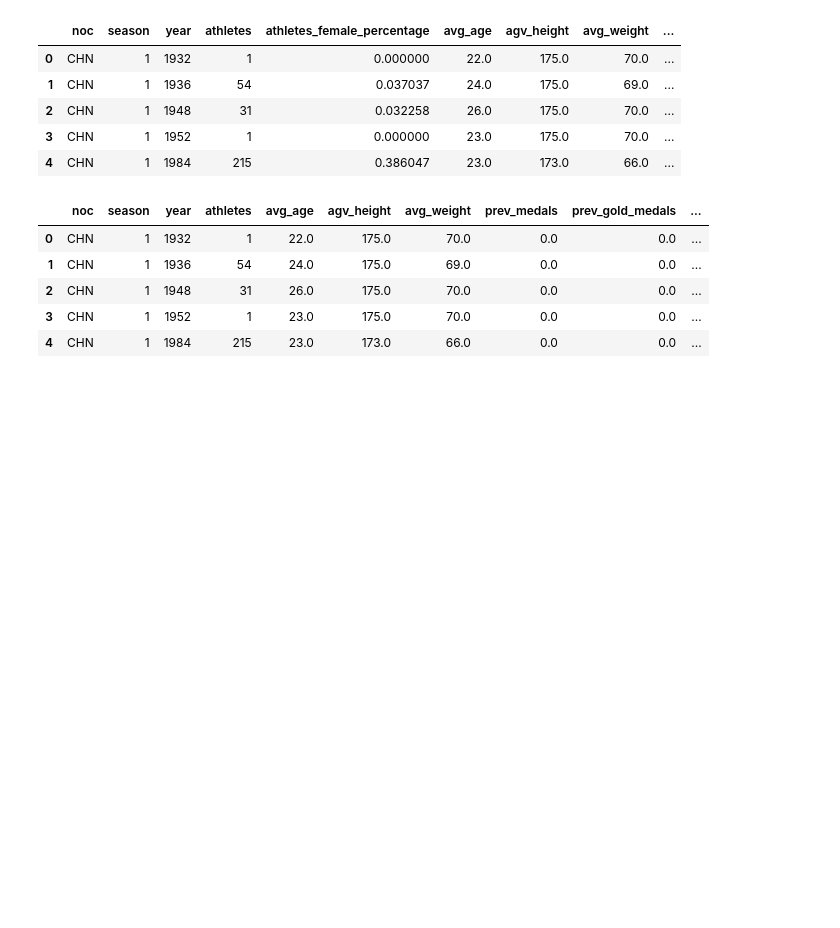
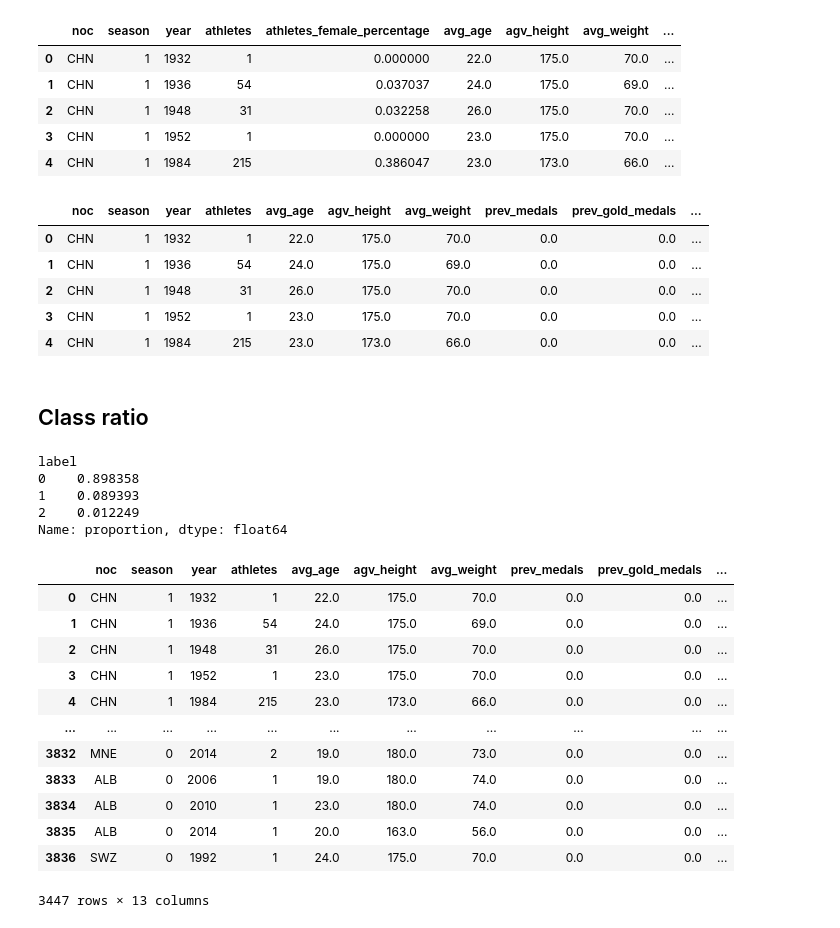
Before and after one commit to marshaale/olympic_medals_prediction, a Jupyter notebook: notebooks/classification.ipynb, the cells around one changed output. Cells and saved outputs as stored; diff of their text form; code cells hidden in the pictures; blank space fills up the shorter version.

```diff
--- a/notebooks/classification.ipynb
+++ b/notebooks/classification.ipynb
@@ -38,3 +44,30 @@ df.head()
 | 2 | CHN | 1 | 1948 | 31 | 26.0 | 175.0 | 70.0 | 0.0 | 0.0 | ... |
 | 3 | CHN | 1 | 1952 | 1 | 23.0 | 175.0 | 70.0 | 0.0 | 0.0 | ... |
 | 4 | CHN | 1 | 1984 | 215 | 23.0 | 173.0 | 66.0 | 0.0 | 0.0 | ... |
+# %% [markdown]
+## Class ratio
+# %%
+class_ratio = df['label'].value_counts(normalize=True)
+class_ratio
+# %% [output]
+label
+0    0.898358
+1    0.089393
+2    0.012249
+Name: proportion, dtype: float64
+# %%
+df[df['label'] == 0]
+# %% [output]
+|  | noc | season | year | athletes | avg_age | agv_height | avg_weight | prev_medals | prev_gold_medals | ... |
+| 0 | CHN | 1 | 1932 | 1 | 22.0 | 175.0 | 70.0 | 0.0 | 0.0 | ... |
+| 1 | CHN | 1 | 1936 | 54 | 24.0 | 175.0 | 69.0 | 0.0 | 0.0 | ... |
+| 2 | CHN | 1 | 1948 | 31 | 26.0 | 175.0 | 70.0 | 0.0 | 0.0 | ... |
+| 3 | CHN | 1 | 1952 | 1 | 23.0 | 175.0 | 70.0 | 0.0 | 0.0 | ... |
+| 4 | CHN | 1 | 1984 | 215 | 23.0 | 173.0 | 66.0 | 0.0 | 0.0 | ... |
+| ... | ... | ... | ... | ... | ... | ... | ... | ... | ... | ... |
+| 3832 | MNE | 0 | 2014 | 2 | 19.0 | 180.0 | 73.0 | 0.0 | 0.0 | ... |
+| 3833 | ALB | 0 | 2006 | 1 | 19.0 | 180.0 | 74.0 | 0.0 | 0.0 | ... |
+| 3834 | ALB | 0 | 2010 | 1 | 23.0 | 180.0 | 74.0 | 0.0 | 0.0 | ... |
+| 3835 | ALB | 0 | 2014 | 1 | 20.0 | 163.0 | 56.0 | 0.0 | 0.0 | ... |
+| 3836 | SWZ | 0 | 1992 | 1 | 24.0 | 175.0 | 70.0 | 0.0 | 0.0 | ... |
+3447 rows × 13 columns
```
Also changed, not shown: parts of 27 cells of this notebook.
